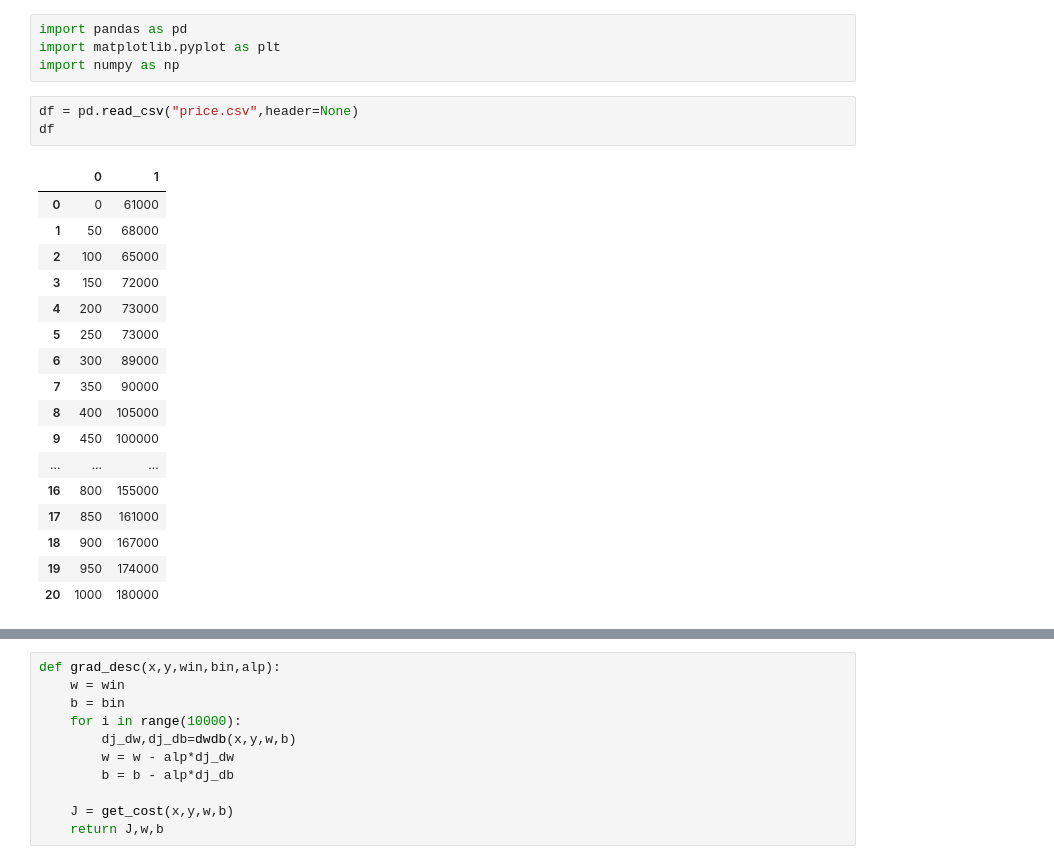
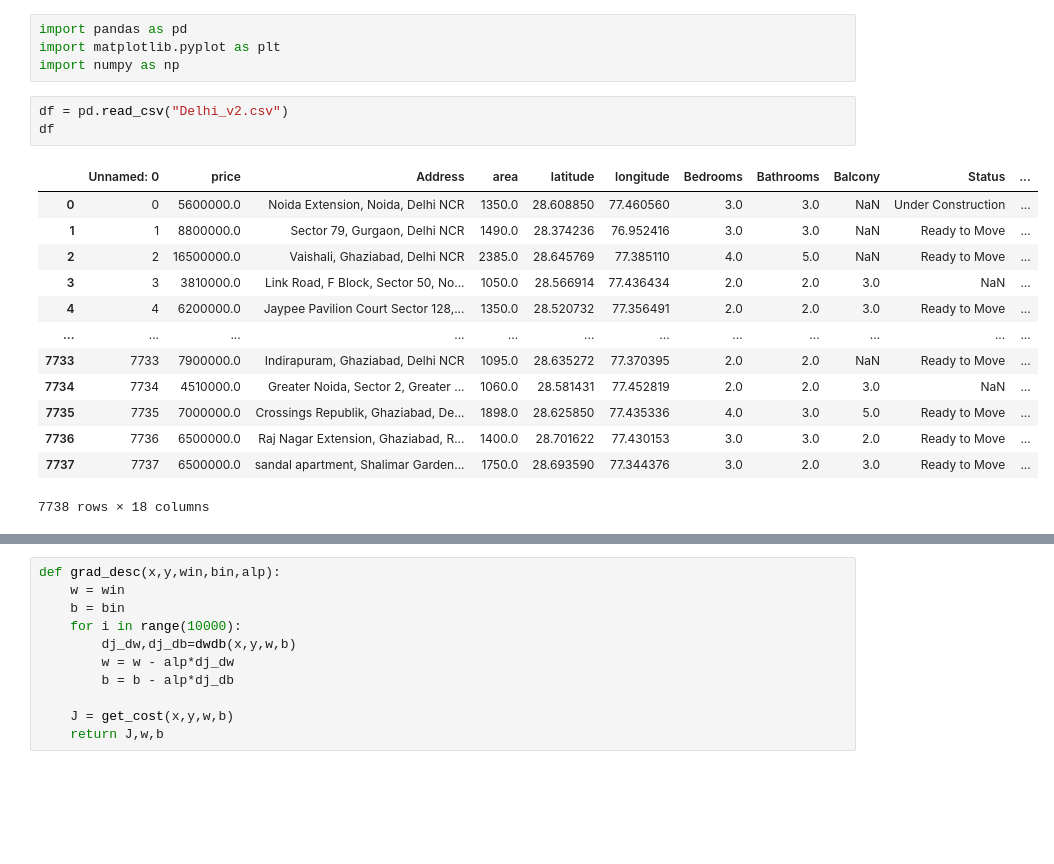
Before and after one commit to raajanwankhade/linear-regression-housing, a Jupyter notebook: housingsmall.ipynb, the cells around one changed output, grey strips where cells are left out. Cells and saved outputs as stored; diff of their text form; blank space fills up the shorter version.

```diff
--- a/housingsmall.ipynb
+++ b/housingsmall.ipynb
@@ -5,25 +5,21 @@ import pandas as pd
 import matplotlib.pyplot as plt
 import numpy as np
 # %%
-df = pd.read_csv("price.csv",header=None)
+df = pd.read_csv("Delhi_v2.csv")
 df
 # %% [output]
-|  | 0 | 1 |
-| 0 | 0 | 61000 |
-| 1 | 50 | 68000 |
-| 2 | 100 | 65000 |
-| 3 | 150 | 72000 |
-| 4 | 200 | 73000 |
-| 5 | 250 | 73000 |
-| 6 | 300 | 89000 |
-| 7 | 350 | 90000 |
-| 8 | 400 | 105000 |
-| 9 | 450 | 100000 |
-| ... | ... | ... |
-| 16 | 800 | 155000 |
-| 17 | 850 | 161000 |
-| 18 | 900 | 167000 |
-| 19 | 950 | 174000 |
-| 20 | 1000 | 180000 |
+|  | Unnamed: 0 | price | Address | area | latitude | longitude | Bedrooms | Bathrooms | Balcony | Status | ... |
+| 0 | 0 | 5600000.0 | Noida Extension, Noida, Delhi NCR | 1350.0 | 28.608850 | 77.460560 | 3.0 | 3.0 | NaN | Under Construction | ... |
+| 1 | 1 | 8800000.0 | Sector 79, Gurgaon, Delhi NCR | 1490.0 | 28.374236 | 76.952416 | 3.0 | 3.0 | NaN | Ready to Move | ... |
+| 2 | 2 | 16500000.0 | Vaishali, Ghaziabad, Delhi NCR | 2385.0 | 28.645769 | 77.385110 | 4.0 | 5.0 | NaN | Ready to Move | ... |
+| 3 | 3 | 3810000.0 | Link Road, F Block, Sector 50, No... | 1050.0 | 28.566914 | 77.436434 | 2.0 | 2.0 | 3.0 | NaN | ... |
+| 4 | 4 | 6200000.0 | Jaypee Pavilion Court Sector 128,... | 1350.0 | 28.520732 | 77.356491 | 2.0 | 2.0 | 3.0 | Ready to Move | ... |
+| ... | ... | ... | ... | ... | ... | ... | ... | ... | ... | ... | ... |
+| 7733 | 7733 | 7900000.0 | Indirapuram, Ghaziabad, Delhi NCR | 1095.0 | 28.635272 | 77.370395 | 2.0 | 2.0 | NaN | Ready to Move | ... |
+| 7734 | 7734 | 4510000.0 | Greater Noida, Sector 2, Greater ... | 1060.0 | 28.581431 | 77.452819 | 2.0 | 2.0 | 3.0 | NaN | ... |
+| 7735 | 7735 | 7000000.0 | Crossings Republik, Ghaziabad, De... | 1898.0 | 28.625850 | 77.435336 | 4.0 | 3.0 | 5.0 | Ready to Move | ... |
+| 7736 | 7736 | 6500000.0 | Raj Nagar Extension, Ghaziabad, R... | 1400.0 | 28.701622 | 77.430153 | 3.0 | 3.0 | 2.0 | Ready to Move | ... |
+| 7737 | 7737 | 6500000.0 | sandal apartment, Shalimar Garden... | 1750.0 | 28.693590 | 77.344376 | 3.0 | 2.0 | 3.0 | Ready to Move | ... |
+7738 rows × 18 columns
 # %%
 #input
```
Also changed, not shown: parts of 8 cells of this notebook.
